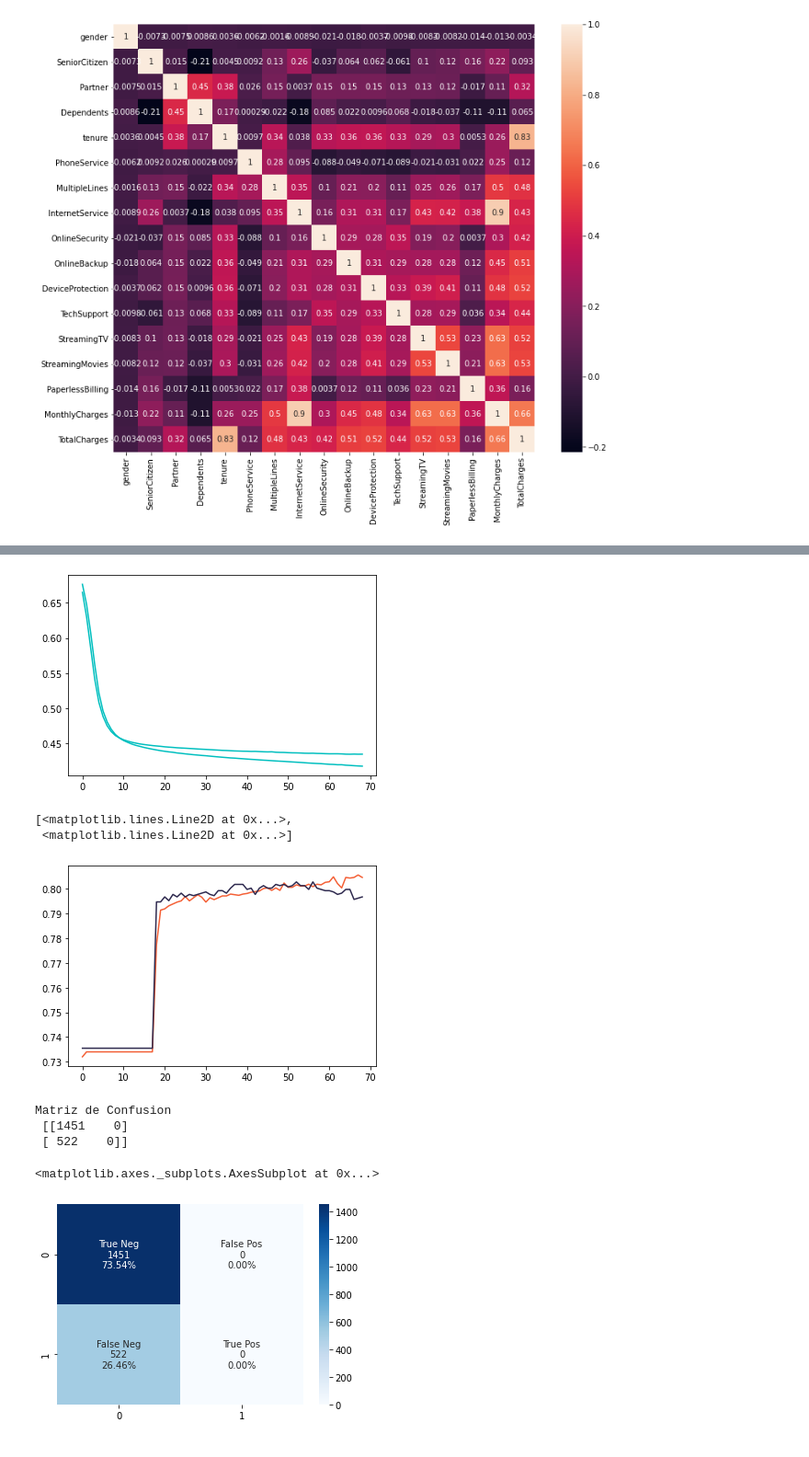
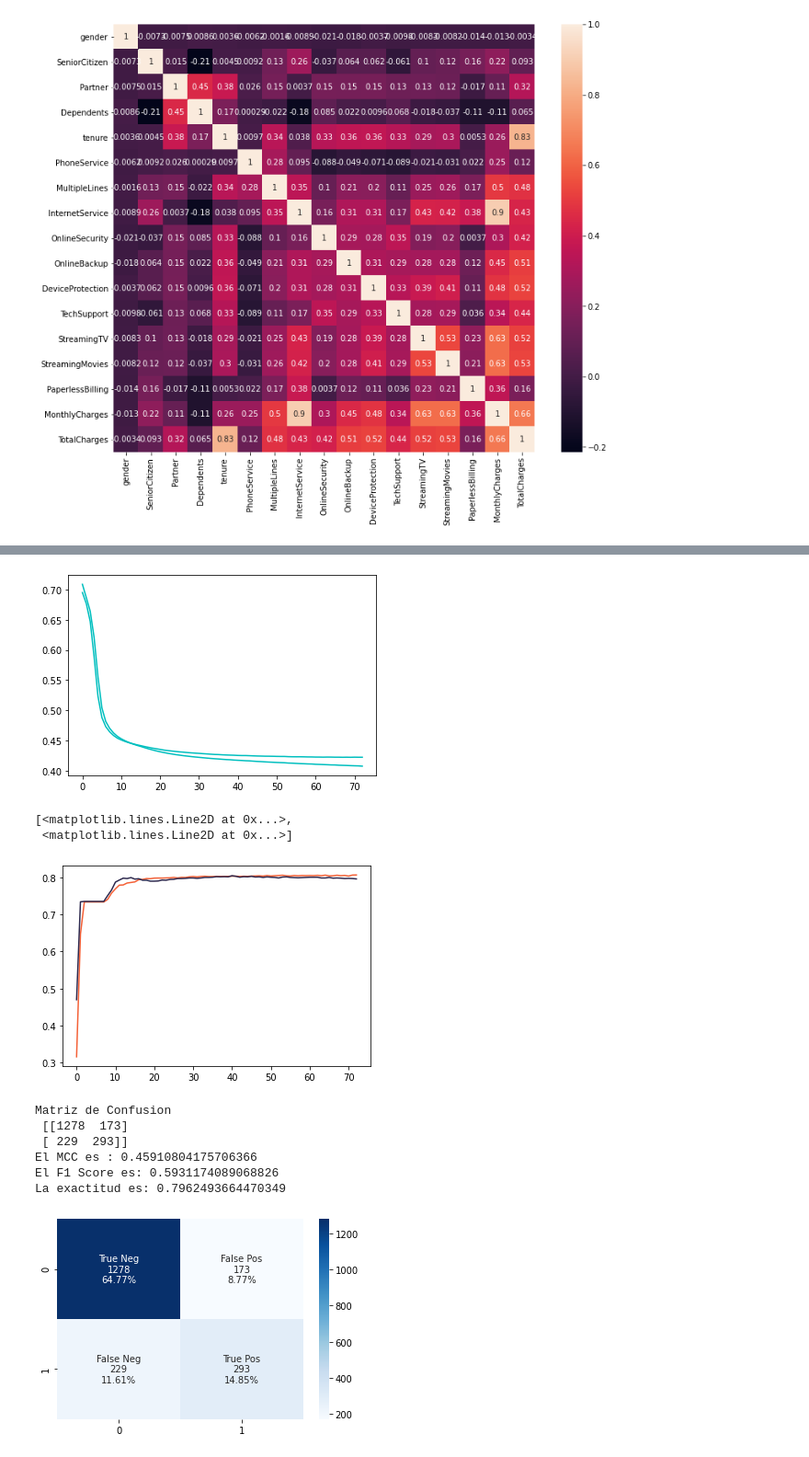
Before and after one commit to andresmarquez236/ProyectoIA, a Jupyter notebook: ANN_IA.ipynb, the cells around one changed output, grey strips where cells are left out. Shown: that part at 92% size. Cells and saved outputs as stored; diff of their text form; code cells hidden in the pictures.

```diff
--- a/ANN_IA.ipynb
+++ b/ANN_IA.ipynb
@@ -384,17 +379,3 @@ from sklearn.preprocessing import StandardScaler
 scaler= StandardScaler().fit(X_train)
 X_train=scaler.transform(X_train)
 X_test=scaler.transform(X_test)
-# %%
-from sklearn.linear_model import LogisticRegression
-from sklearn.tree import DecisionTreeClassifier
-from sklearn.ensemble import AdaBoostClassifier
-from sklearn.neighbors import KNeighborsClassifier
-from sklearn.metrics import roc_auc_score, plot_roc_curve, confusion_matrix, classification_report, accuracy_score
-
-model_set=[LogisticRegression(), DecisionTreeClassifier(),KNeighborsClassifier(n_neighbors=10)]
-
-for model in model_set:
-    model.fit(X_train,y_train)
-    model.score(X_train,y_train)
-    pred = model.predict(X_test)
-    print("Accuracy scoe of {} is {:.2f}%\n".format(model, accuracy_score(y_test, pred)*100))
@@ -489,30 +420,45 @@ Epoch 69/100
 report =pd.DataFrame(model.history.history)
 plt.plot(report[['loss','val_loss']], color='c');
 # %% [output]
-[figure, old version]
+[figure, new version]
 # %%
 plt.plot(report[['accuracy','val_accuracy']])
 # %% [output]
 [<matplotlib.lines.Line2D at 0x...>,
  <matplotlib.lines.Line2D at 0x...>]
-[figure, old version]
+[figure, new version]
 # %%
 pred = np.argmax(model.predict(X_test), axis=1)
 accuracy_score(y_test,pred)
 #---------------Mariz de confusión
 from sklearn.metrics import confusion_matrix
-cf_matrix = confusion_matrix(y_test,pred)
+cf_matrix = confusion_matrix(y_test,model.predict_classes(X_test))
 print('Matriz de Confusion\n',cf_matrix)
 #---------------Matrix de confusion hecha en Seaborn
 group_names = ['True Neg','False Pos','False Neg','True Pos']
 group_counts = ["{0:0.0f}".format(value) for value in cf_matrix.flatten()]
 group_percentages = ["{0:.2%}".format(value) for value in cf_matrix.flatten()/np.sum(cf_matrix)]
 labels = [f"{v1}\n{v2}\n{v3}" for v1, v2, v3 in zip(group_names,group_counts,group_percentages)]
 labels = np.asarray(labels).reshape(2,2)
 sns.heatmap(cf_matrix, annot=labels, fmt='', cmap='Blues')
+#---------------MCC Mattius Correlation Coheficcient
+from sklearn.metrics import matthews_corrcoef
+print('El MCC es :',matthews_corrcoef(y_test, model.predict_classes(X_test)))
+# el MCC Tuvo un valor de 0.5763 lo cual indica que el clasificador es bastante aceptable
+# en cuanto a la evaluacion de todas las combinaciones de la matriz de confusión
+
+#--------------F1 Score
+from sklearn.metrics import f1_score
+print('El F1 Score es:', f1_score(y_test, model.predict_classes(X_test)))
+
+#-------------Accuracy
+from sklearn.metrics import accuracy_score
+print('La exactitud es:', accuracy_score(y_test,model.predict_classes(X_test)))
 # %% [output]
 Matriz de Confusion
- [[1451    0]
- [ 522    0]]
+ [[1278  173]
+ [ 229  293]]
+El MCC es : 0.45910804175706366
+El F1 Score es: 0.5931174089068826
+La exactitud es: 0.7962493664470349
-<matplotlib.axes._subplots.AxesSubplot at 0x...>
-[figure, old version]
+[figure, new version]
```
Also changed, not shown: parts of 6 cells of this notebook.
